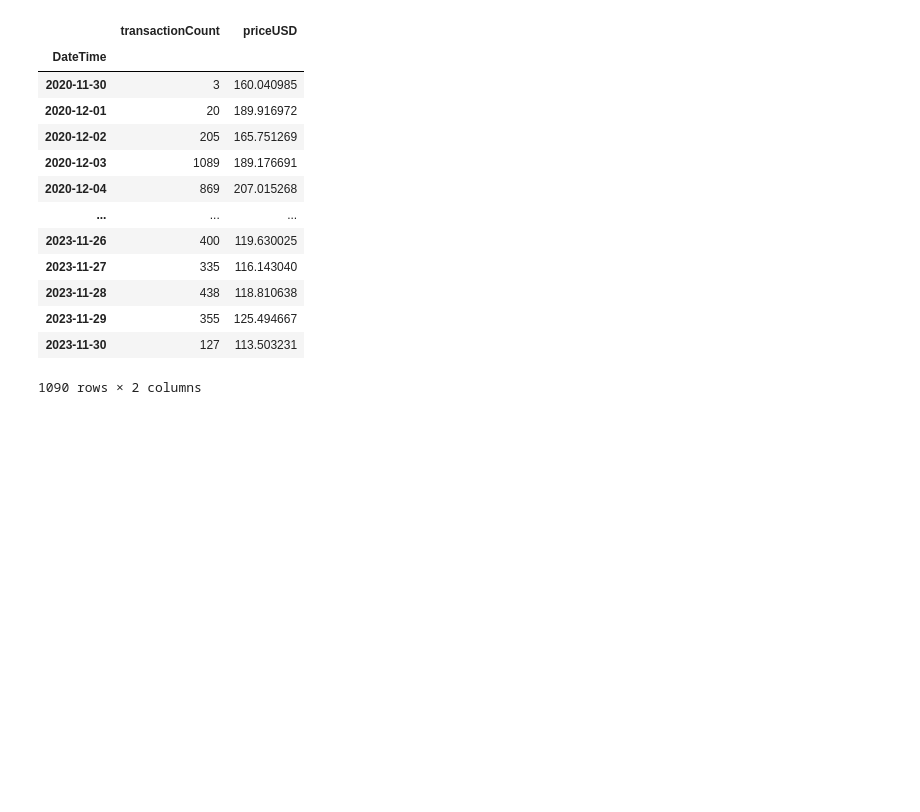
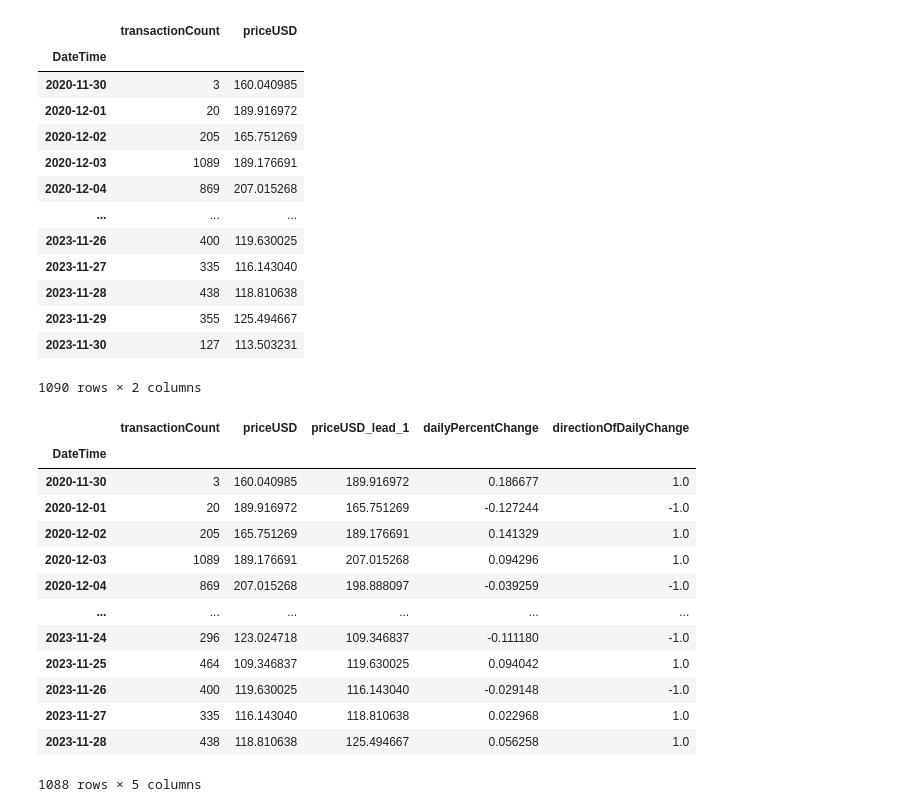
Before and after one commit to 2281469043/DeFi-Analysis, a Jupyter notebook: dataPlayground.ipynb, the cells around one changed output. Saved outputs shown, nothing was run; the diff lists cells and outputs as text; code cells hidden in the pictures; blank space fills up the shorter version.

```diff
--- a/dataPlayground.ipynb
+++ b/dataPlayground.ipynb
@@ -89,12 +91,29 @@ dailyTransactionCount
 # %%
 # We want to use the transactionCount to predict the next day's price. To do this, we "lead" the priceUSD
 # column so in a given row, the transaction count is aligned with the next day's price.
 dailyTransactionCount['priceUSD_lead_1'] = dailyTransactionCount['priceUSD'].shift(-1)
 # We need to drop NA values. One NA value is introduced through this "lead" on the last day in the dataset.
 dailyTransactionCount.dropna(inplace=True)
 # In practice, it is better to predict daily percent price changes rather than predicting literal prices, so we compute the daily
 # percent change here by subtraction tomorrow's price from today's and dividing by today's price.
 dailyTransactionCount['dailyPercentChange'] = (dailyTransactionCount['priceUSD_lead_1'] - dailyTransactionCount['priceUSD']) / dailyTransactionCount['priceUSD']
+dailyTransactionCount['directionOfDailyChange'] = np.sign(dailyTransactionCount['dailyPercentChange'])
+dailyTransactionCount
+# %% [output]
+|  | transactionCount | priceUSD | priceUSD_lead_1 | dailyPercentChange | directionOfDailyChange |
+| DateTime |  |  |  |  |  |
+| 2020-11-30 | 3 | 160.040985 | 189.916972 | 0.186677 | 1.0 |
+| 2020-12-01 | 20 | 189.916972 | 165.751269 | -0.127244 | -1.0 |
+| 2020-12-02 | 205 | 165.751269 | 189.176691 | 0.141329 | 1.0 |
+| 2020-12-03 | 1089 | 189.176691 | 207.015268 | 0.094296 | 1.0 |
+| 2020-12-04 | 869 | 207.015268 | 198.888097 | -0.039259 | -1.0 |
+| ... | ... | ... | ... | ... | ... |
+| 2023-11-24 | 296 | 123.024718 | 109.346837 | -0.111180 | -1.0 |
+| 2023-11-25 | 464 | 109.346837 | 119.630025 | 0.094042 | 1.0 |
+| 2023-11-26 | 400 | 119.630025 | 116.143040 | -0.029148 | -1.0 |
+| 2023-11-27 | 335 | 116.143040 | 118.810638 | 0.022968 | 1.0 |
+| 2023-11-28 | 438 | 118.810638 | 125.494667 | 0.056258 | 1.0 |
+1088 rows × 5 columns
 # %%
 # Now we want to create a train/test split of the data. We will train the data on the first n days of data,
 # and then test it on the subsequent m days.
```
Also changed, not shown: parts of 6 cells of this notebook.
